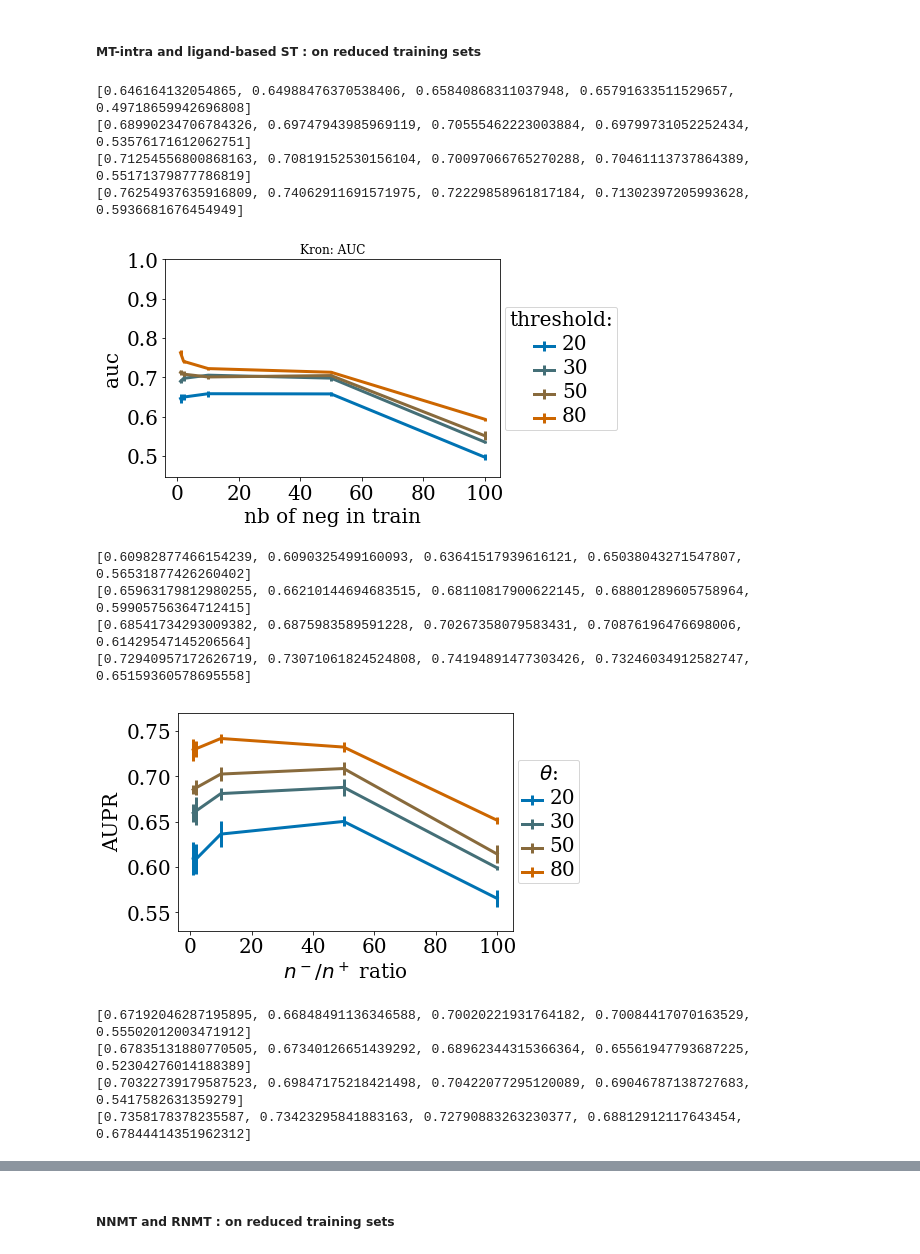
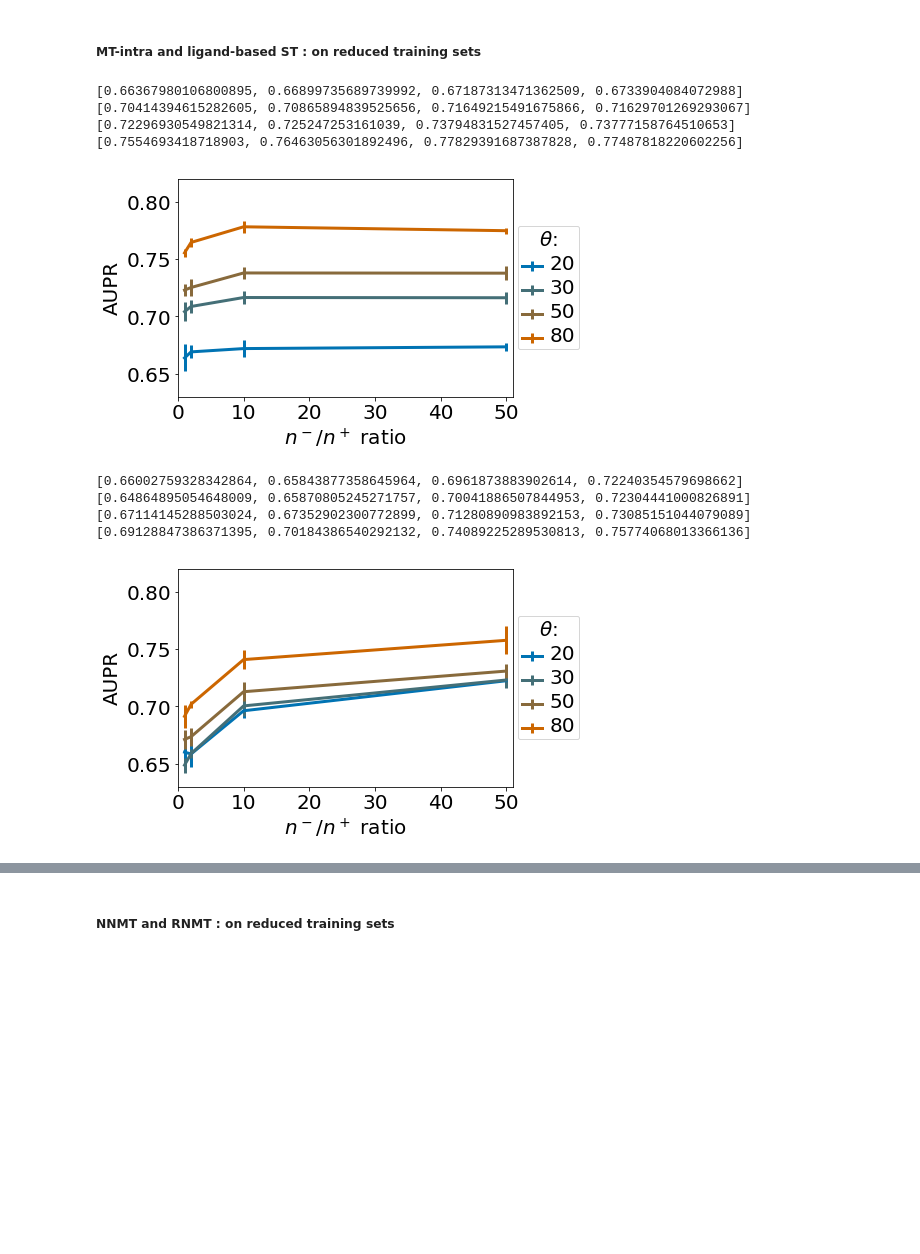
Before and after one commit to bplaye/efficient_MultiTask_SVM_for_chemogenomics, a Jupyter notebook: ST&NMT_analysis.ipynb, the cells around one changed output, grey strips where cells are left out. Cells and saved outputs as stored; diff of their text form; code cells hidden in the pictures; blank space fills up the shorter version.

```diff
--- a/ST&NMT_analysis.ipynb
+++ b/ST&NMT_analysis.ipynb
@@ -198,7 +193,7 @@ nb_average = 4
 
 list_type_of_SingleTask_ST = ['Kron', 'MolView']
 list_type_clf_ST = ['SVM']
-list_NbNeg_ST = ['1', '2', '10', '50', 'full']
+list_NbNeg_ST = ['1', '2', '10', '50']
 list_type_threshold = ['Sd']
 list_threshold = ['20','30','50','80']
 
@@ -215,47 +210,43 @@ for ST_type in list_type_of_SingleTask_ST:
         list_of_list_of_auc_local.append(dico_auc_type_SingleTask_ST[ST_type]['SVM'][type_threshold][threshold])
         list_of_list_of_auc_local_stdev.append(dico_auc_stdev_type_SingleTask_ST[ST_type]['SVM'][type_threshold][threshold])
         list_of_list_of_aupr_local.append(dico_aupr_type_SingleTask_ST[ST_type]['SVM'][type_threshold][threshold])
         list_of_list_of_aupr_local_stdev.append(dico_aupr_stdev_type_SingleTask_ST[ST_type]['SVM'][type_threshold][threshold])
 
     #dico_plot = {'pp':None, 'f_out':None}
     #if plot_option=="save" or plot_option=="print_and_save":
     #    dico_plot['pp'] = PdfPages("saved_results/plots/ST/STMinus_"+ST_type+"_AUC_depending_on_threshold.pdf")
     #    dico_plot['f_out'] = open("saved_results/plots/ST/STMinus_"+type_clf+"_AUC_depending_on_threshold.txt",'w')
     #legend = plot_score_curve(ST_type+': AUC', list_of_list_of_auc_local, list_of_list_of_auc_local_stdev, list_NbNeg_ST, \
     #                 'auc', 'nb of neg in train', list_threshold, 'threshold:', plot_option, **dico_plot)
     #if plot_option=="save" or plot_option=="print_and_save":
     #    plt.savefig(dico_plot['pp'], format='pdf', bbox_extra_artists=(legend,), bbox_inches='tight')
     #    dico_plot['pp'].close()
     #    dico_plot['f_out'].close()
     #if plot_option=="print" or plot_option=="print_and_save":
     #    plt.show()
 
     dico_plot = {'pp':None, 'f_out':None}
     if plot_option=="save" or plot_option=="print_and_save":
         dico_plot['pp'] = PdfPages("saved_results/plots/ST/STMinus_"+ST_type+"_AUPR_depending_on_threshold.pdf")
-        dico_plot['f_out'] = open("saved_results/plots/ST/STMinus_"+type_clf+"_AUPR_depending_on_threshold.txt",'w')
+        dico_plot['f_out'] = open("saved_results/plots/ST/STMinus_"+ST_type+"_AUPR_depending_on_threshold.txt",'w')
     legend = plot_score_curve('', list_of_list_of_aupr_local, list_of_list_of_aupr_local_stdev, list_NbNeg_ST, \
                      r'AUPR', r"$n^-/n^+$ ratio", list_threshold, r'$\theta$:', plot_option, **dico_plot)
-    plt.yticks(np.arange(0.55, 0.80, 0.05))
-    plt.ylim([0.53,0.77])
+    plt.yticks(np.arange(0.55, 0.85, 0.05))
+    plt.ylim([0.63,0.82])
     if plot_option=="save" or plot_option=="print_and_save":
         plt.savefig(dico_plot['pp'], format='pdf', bbox_extra_artists=(legend,), bbox_inches='tight')
         dico_plot['pp'].close()
         dico_plot['f_out'].close()
     if plot_option=="print" or plot_option=="print_and_save":
         plt.show()
 # %% [output]
-[0.646164132054865, 0.64988476370538406, 0.65840868311037948, 0.65791633511529657, 0.49718659942696808]
-[0.68990234706784326, 0.69747943985969119, 0.70555462223003884, 0.69799731052252434, 0.53576171612062751]
-[0.71254556800868163, 0.70819152530156104, 0.70097066765270288, 0.70461113737864389, 0.55171379877786819]
-[0.76254937635916809, 0.74062911691571975, 0.72229858961817184, 0.71302397205993628, 0.5936681676454949]
+[0.66367980106800895, 0.66899735689739992, 0.67187313471362509, 0.6733904084072988]
+[0.70414394615282605, 0.70865894839525656, 0.71649215491675866, 0.71629701269293067]
+[0.72296930549821314, 0.725247253161039, 0.73794831527457405, 0.73777158764510653]
+[0.7554693418718903, 0.76463056301892496, 0.77829391687387828, 0.77487818220602256]
-[figure, old version]
+[figure, new version]
-[0.60982877466154239, 0.6090325499160093, 0.63641517939616121, 0.65038043271547807, 0.56531877426260402]
-[0.65963179812980255, 0.66210144694683515, 0.68110817900622145, 0.68801289605758964, 0.59905756364712415]
-[0.68541734293009382, 0.6875983589591228, 0.70267358079583431, 0.70876196476698006, 0.61429547145206564]
-[0.72940957172626719, 0.73071061824524808, 0.74194891477303426, 0.73246034912582747, 0.65159360578695558]
+[0.66002759328342864, 0.65843877358645964, 0.6961873883902614, 0.72240354579698662]
+[0.64864895054648009, 0.65870805245271757, 0.70041886507844953, 0.72304441000826891]
+[0.67114145288503024, 0.67352902300772899, 0.71280890983892153, 0.73085151044079089]
+[0.69128847386371395, 0.70184386540292132, 0.74089225289530813, 0.75774068013366136]
-[figure, old version]
+[figure, new version]
-[0.67192046287195895, 0.66848491136346588, 0.70020221931764182, 0.70084417070163529, 0.55502012003471912]
-[0.67835131880770505, 0.67340126651439292, 0.68962344315366364, 0.65561947793687225, 0.52304276014188389]
-[0.70322739179587523, 0.69847175218421498, 0.70422077295120089, 0.69046787138727683, 0.5417582631359279]
-[0.7358178378235587, 0.73423295841883163, 0.72790883263230377, 0.68812912117643454, 0.67844414351962312]
```
Also changed, not shown: parts of 4 cells of this notebook, 10 other files.
